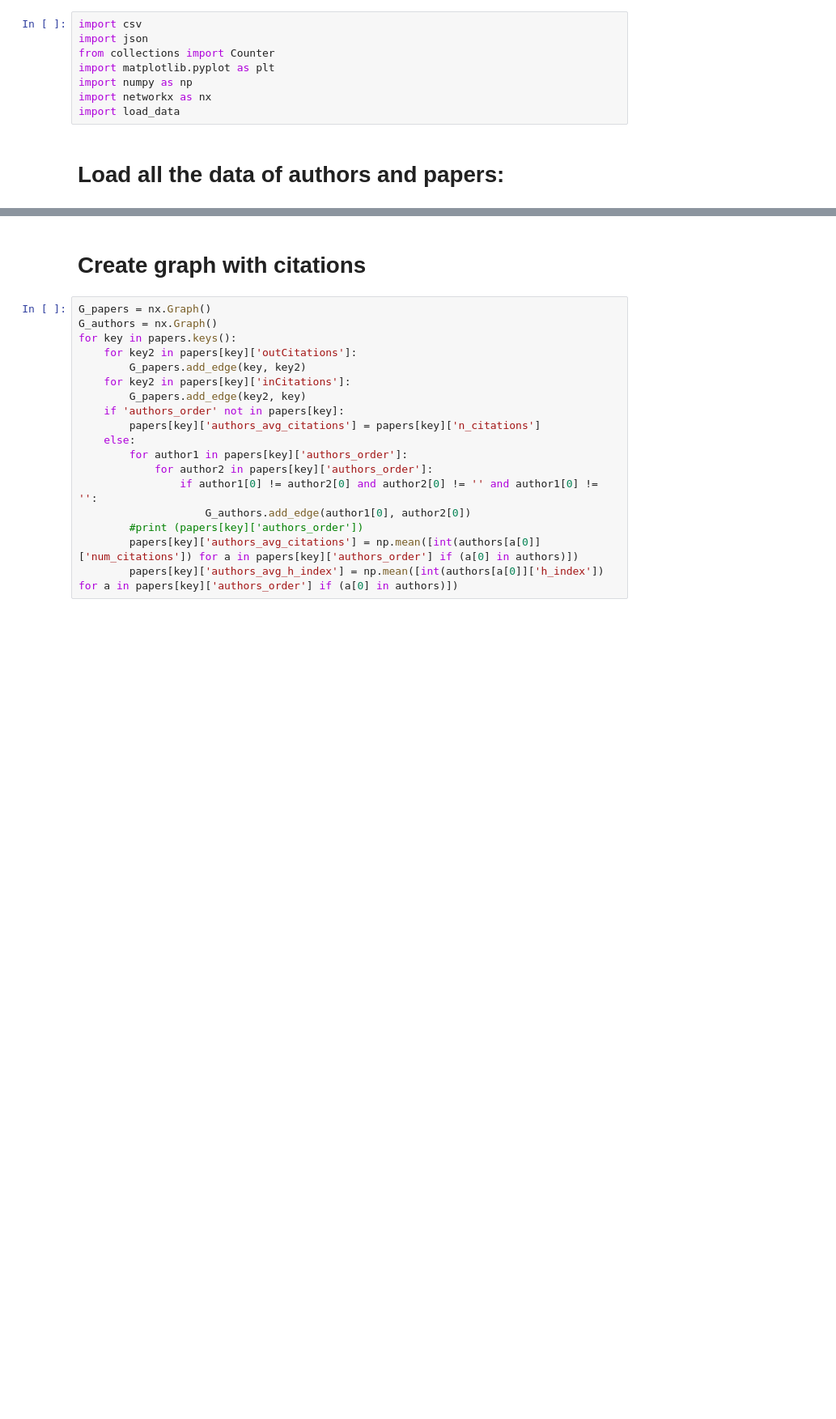
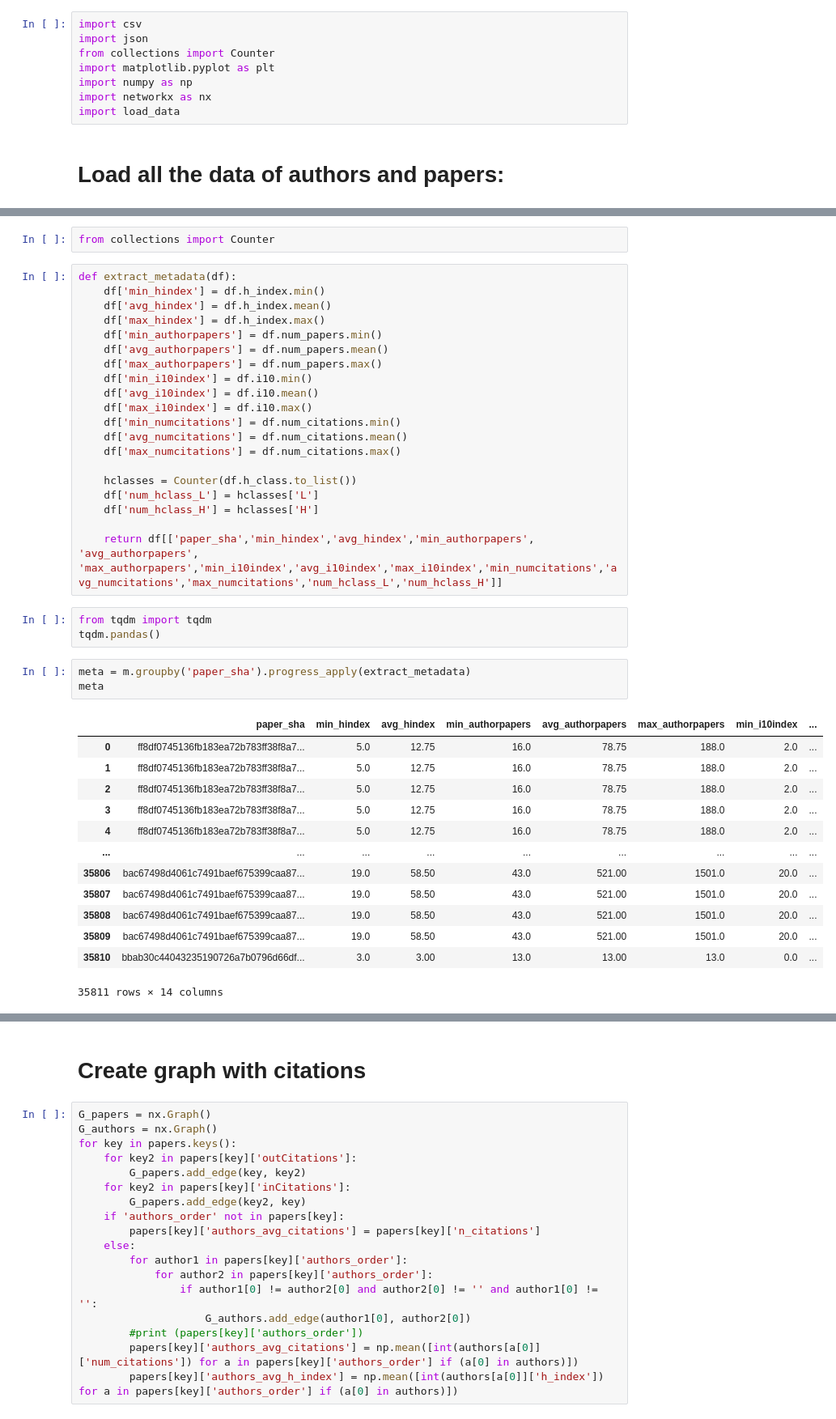
Before and after one commit to pilmus/thesis, a Jupyter notebook: src/ferraro/load_data.ipynb, the cells around one changed output, grey strips where cells are left out. Shown: that part at 81% size. Cells and saved outputs as stored; diff of their text form; blank space fills up the shorter version.

```diff
--- a/src/ferraro/load_data.ipynb
+++ b/src/ferraro/load_data.ipynb
@@ -26,0 +152,42 @@ training_data = load_data.load_training_data(training_data_file)
+# %%
+from collections import Counter
+# %%
+def extract_metadata(df):
+    df['min_hindex'] = df.h_index.min()
+    df['avg_hindex'] = df.h_index.mean()
+    df['max_hindex'] = df.h_index.max()
+    df['min_authorpapers'] = df.num_papers.min()
+    df['avg_authorpapers'] = df.num_papers.mean()
+    df['max_authorpapers'] = df.num_papers.max()
+    df['min_i10index'] = df.i10.min()
+    df['avg_i10index'] = df.i10.mean()
+    df['max_i10index'] = df.i10.max()
+    df['min_numcitations'] = df.num_citations.min()
+    df['avg_numcitations'] = df.num_citations.mean()
+    df['max_numcitations'] = df.num_citations.max()
+
+    hclasses = Counter(df.h_class.to_list())
+    df['num_hclass_L'] = hclasses['L']
+    df['num_hclass_H'] = hclasses['H']
+
+    return df[['paper_sha','min_hindex','avg_hindex','min_authorpapers', 'avg_authorpapers', 'max_authorpapers','min_i10index','avg_i10index','max_i10index','min_numcitations','avg_numcitations','max_numcitations','num_hclass_L','num_hclass_H']]
+# %%
+from tqdm import tqdm
+tqdm.pandas()
+# %%
+meta = m.groupby('paper_sha').progress_apply(extract_metadata)
+meta
+# %% [output]
+|  | paper_sha | min_hindex | avg_hindex | min_authorpapers | avg_authorpapers | max_authorpapers | min_i10index | ... |
+| 0 | ff8df0745136fb183ea72b783ff38f8a7... | 5.0 | 12.75 | 16.0 | 78.75 | 188.0 | 2.0 | ... |
+| 1 | ff8df0745136fb183ea72b783ff38f8a7... | 5.0 | 12.75 | 16.0 | 78.75 | 188.0 | 2.0 | ... |
+| 2 | ff8df0745136fb183ea72b783ff38f8a7... | 5.0 | 12.75 | 16.0 | 78.75 | 188.0 | 2.0 | ... |
+| 3 | ff8df0745136fb183ea72b783ff38f8a7... | 5.0 | 12.75 | 16.0 | 78.75 | 188.0 | 2.0 | ... |
+| 4 | ff8df0745136fb183ea72b783ff38f8a7... | 5.0 | 12.75 | 16.0 | 78.75 | 188.0 | 2.0 | ... |
+| ... | ... | ... | ... | ... | ... | ... | ... | ... |
+| 35806 | bac67498d4061c7491baef675399caa87... | 19.0 | 58.50 | 43.0 | 521.00 | 1501.0 | 20.0 | ... |
+| 35807 | bac67498d4061c7491baef675399caa87... | 19.0 | 58.50 | 43.0 | 521.00 | 1501.0 | 20.0 | ... |
+| 35808 | bac67498d4061c7491baef675399caa87... | 19.0 | 58.50 | 43.0 | 521.00 | 1501.0 | 20.0 | ... |
+| 35809 | bac67498d4061c7491baef675399caa87... | 19.0 | 58.50 | 43.0 | 521.00 | 1501.0 | 20.0 | ... |
+| 35810 | bbab30c44043235190726a7b0796d66df... | 3.0 | 3.00 | 13.0 | 13.00 | 13.0 | 0.0 | ... |
+35811 rows × 14 columns
```
Also changed, not shown: parts of 20 cells of this notebook, 3 other files.
